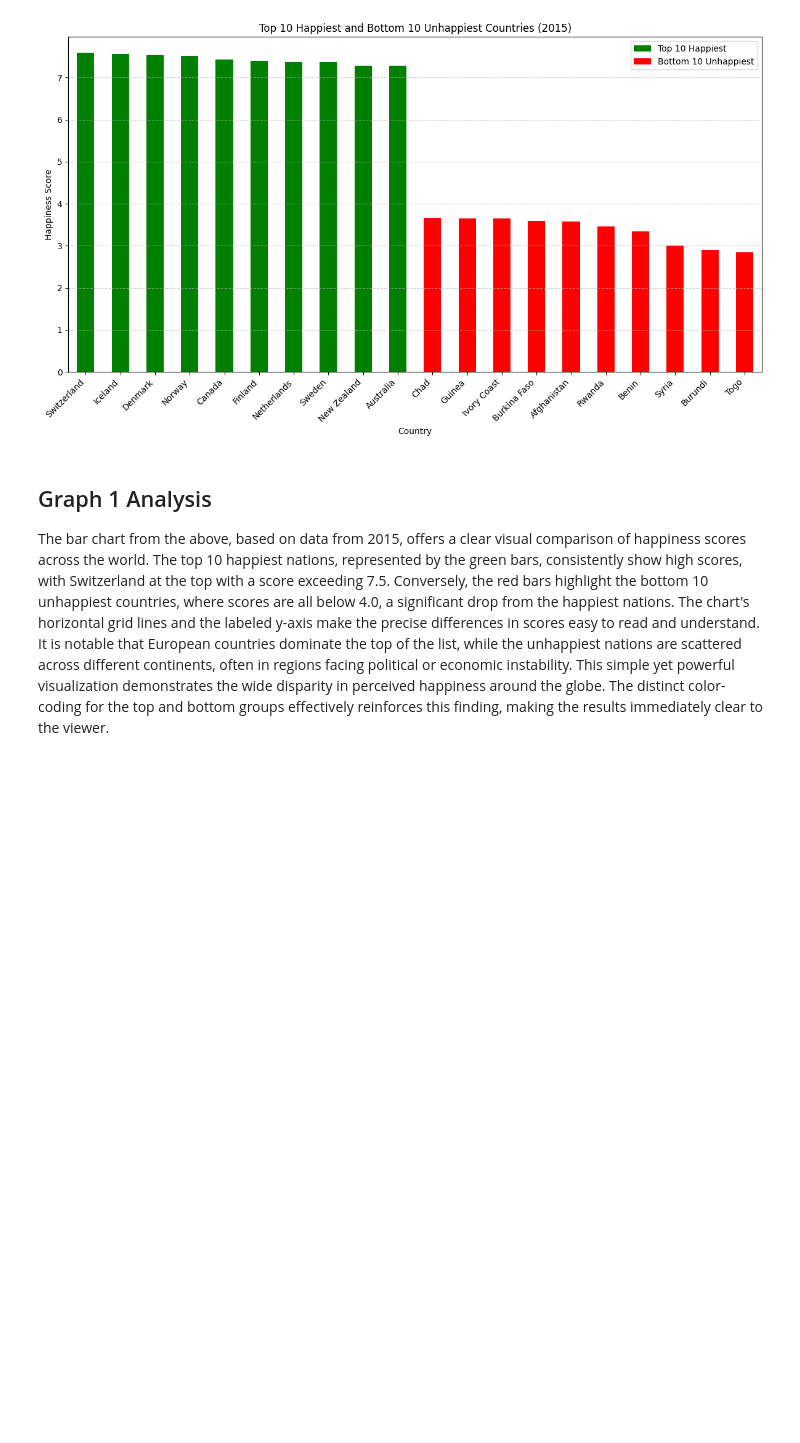
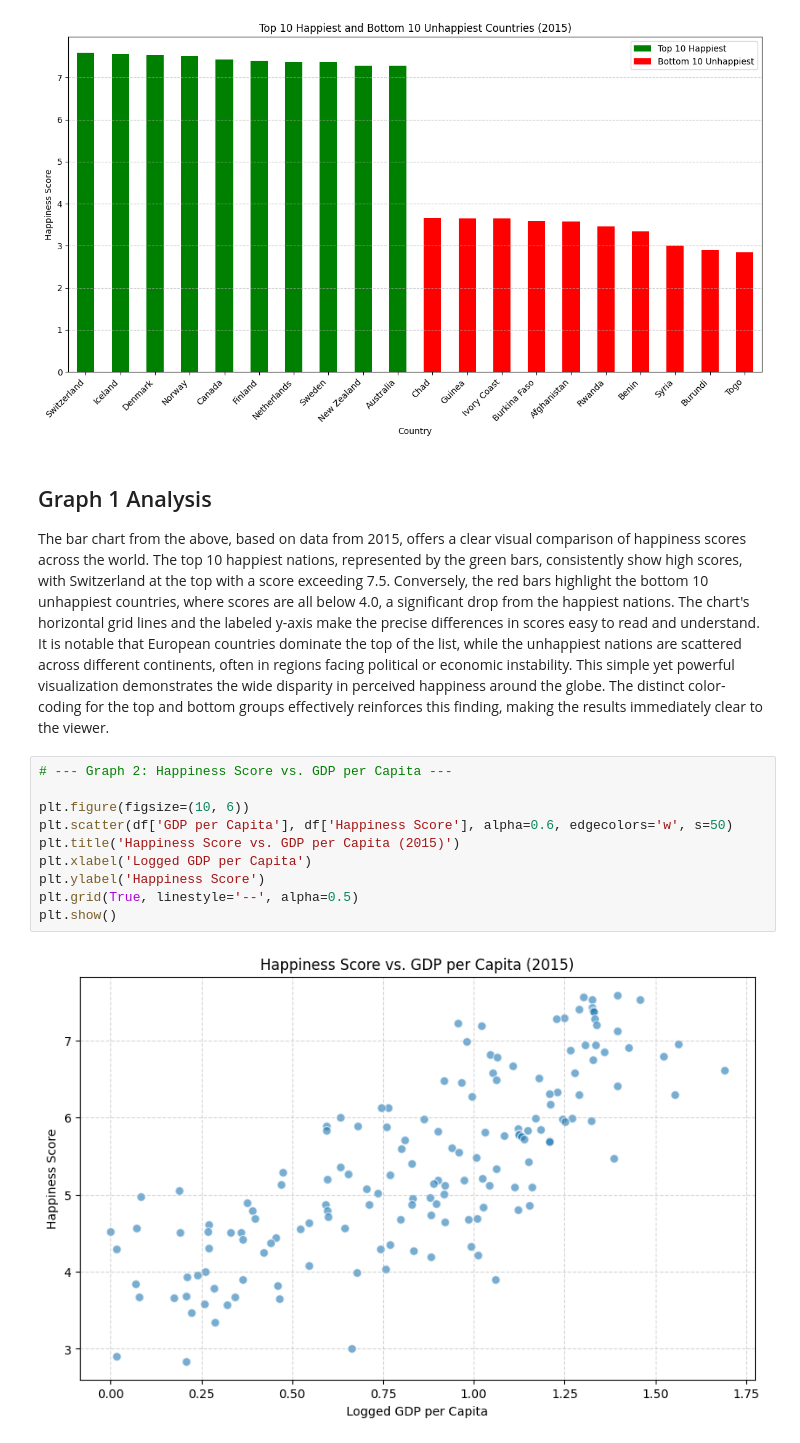
Before and after one commit to surenther/Data-Mining, a Jupyter notebook: Week2/Week2.ipynb, the cells around one changed output. Saved outputs shown, nothing was run; the diff lists cells and outputs as text; blank space fills up the shorter version.

Commit message:
updated different graphs

```diff
--- a/Week2/Week2.ipynb
+++ b/Week2/Week2.ipynb
@@ -102,3 +104,15 @@ plt.show()
 ## Graph 1 Analysis
 
 The bar chart from the above, based on data from 2015, offers a clear visual comparison of happiness scores across the world. The top 10 happiest nations, represented by the green bars, consistently show high scores, with Switzerland at the top with a score exceeding 7.5.  Conversely, the red bars highlight the bottom 10 unhappiest countries, where scores are all below 4.0, a significant drop from the happiest nations. The chart's horizontal grid lines and the labeled y-axis make the precise differences in scores easy to read and understand. It is notable that European countries dominate the top of the list, while the unhappiest nations are scattered across different continents, often in regions facing political or economic instability. This simple yet powerful visualization demonstrates the wide disparity in perceived happiness around the globe. The distinct color-coding for the top and bottom groups effectively reinforces this finding, making the results immediately clear to the viewer.
+# %%
+# --- Graph 2: Happiness Score vs. GDP per Capita ---
+
+plt.figure(figsize=(10, 6))
+plt.scatter(df['GDP per Capita'], df['Happiness Score'], alpha=0.6, edgecolors='w', s=50)
+plt.title('Happiness Score vs. GDP per Capita (2015)')
+plt.xlabel('Logged GDP per Capita')
+plt.ylabel('Happiness Score')
+plt.grid(True, linestyle='--', alpha=0.5)
+plt.show()
+# %% [output]
+[figure, added]
```
Also changed, not shown: parts of 4 cells of this notebook.
